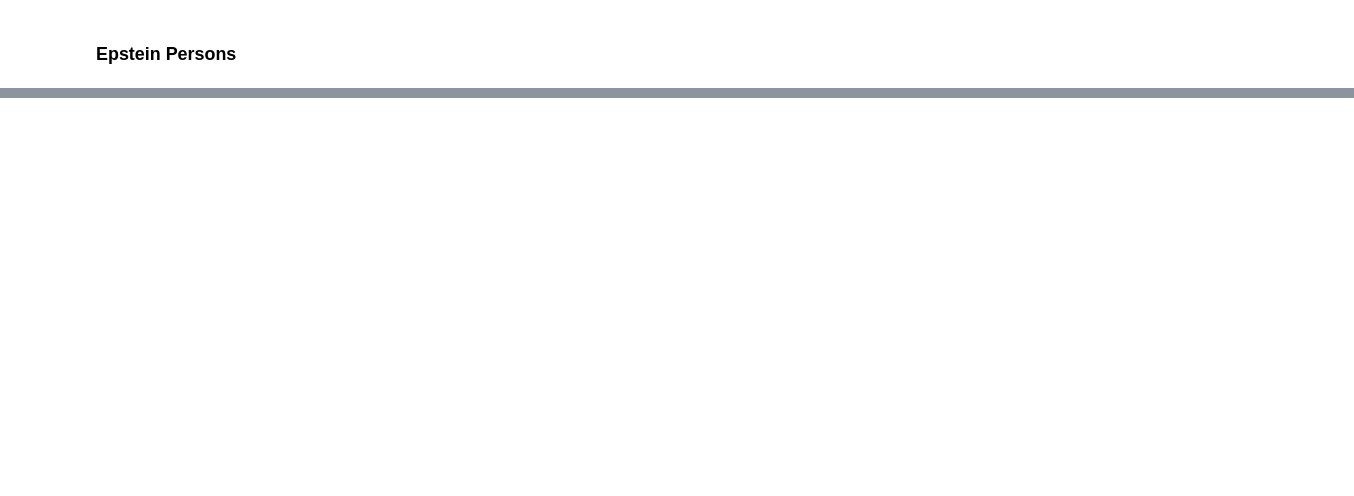
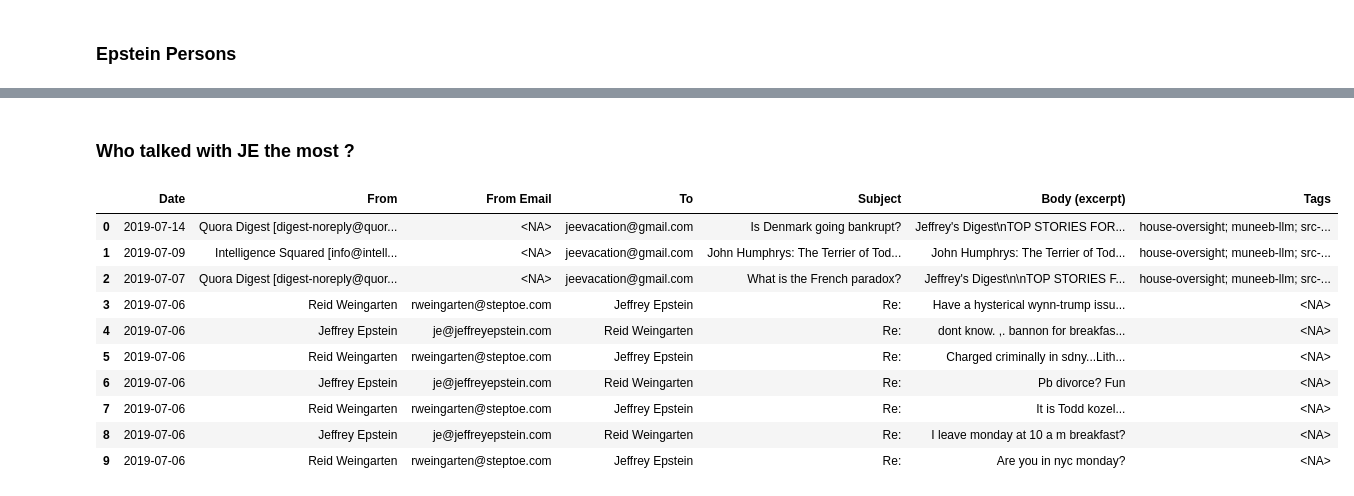
Before and after one commit to BAnaMariaB/Network-Analysis-Epstein, a Jupyter notebook: exploration.ipynb, the cells around one changed output, grey strips where cells are left out. Cells and saved outputs as stored; diff of their text form; code cells hidden in the pictures; blank space fills up the shorter version.

```diff
--- a/exploration.ipynb
+++ b/exploration.ipynb
@@ -298,0 +448,16 @@ Name: proportion, dtype: float64
+# %% [markdown]
+### Who talked with JE the most ?
+# %%
+df_emails.head(10)
+# %% [output]
+|  | Date | From | From Email | To | Subject | Body (excerpt) | Tags |
+| 0 | 2019-07-14 | Quora Digest [digest-noreply@quor... | <NA> | jeevacation@gmail.com | Is Denmark going bankrupt? | Jeffrey's Digest\nTOP STORIES FOR... | house-oversight; muneeb-llm; src-... |
+| 1 | 2019-07-09 | Intelligence Squared [info@intell... | <NA> | jeevacation@gmail.com | John Humphrys: The Terrier of Tod... | John Humphrys: The Terrier of Tod... | house-oversight; muneeb-llm; src-... |
+| 2 | 2019-07-07 | Quora Digest [digest-noreply@quor... | <NA> | jeevacation@gmail.com | What is the French paradox? | Jeffrey's Digest\n\nTOP STORIES F... | house-oversight; muneeb-llm; src-... |
+| 3 | 2019-07-06 | Reid Weingarten | rweingarten@steptoe.com | Jeffrey Epstein | Re: | Have a hysterical wynn-trump issu... | <NA> |
+| 4 | 2019-07-06 | Jeffrey Epstein | je@jeffreyepstein.com | Reid Weingarten | Re: | dont know. ,. bannon for breakfas... | <NA> |
+| 5 | 2019-07-06 | Reid Weingarten | rweingarten@steptoe.com | Jeffrey Epstein | Re: | Charged criminally in sdny...Lith... | <NA> |
+| 6 | 2019-07-06 | Jeffrey Epstein | je@jeffreyepstein.com | Reid Weingarten | Re: | Pb divorce? Fun | <NA> |
+| 7 | 2019-07-06 | Reid Weingarten | rweingarten@steptoe.com | Jeffrey Epstein | Re: | It is Todd kozel... | <NA> |
+| 8 | 2019-07-06 | Jeffrey Epstein | je@jeffreyepstein.com | Reid Weingarten | Re: | I leave monday at 10 a m breakfast? | <NA> |
+| 9 | 2019-07-06 | Reid Weingarten | rweingarten@steptoe.com | Jeffrey Epstein | Re: | Are you in nyc monday? | <NA> |
```
Also changed, not shown: parts of 27 cells of this notebook, 1 other file.
